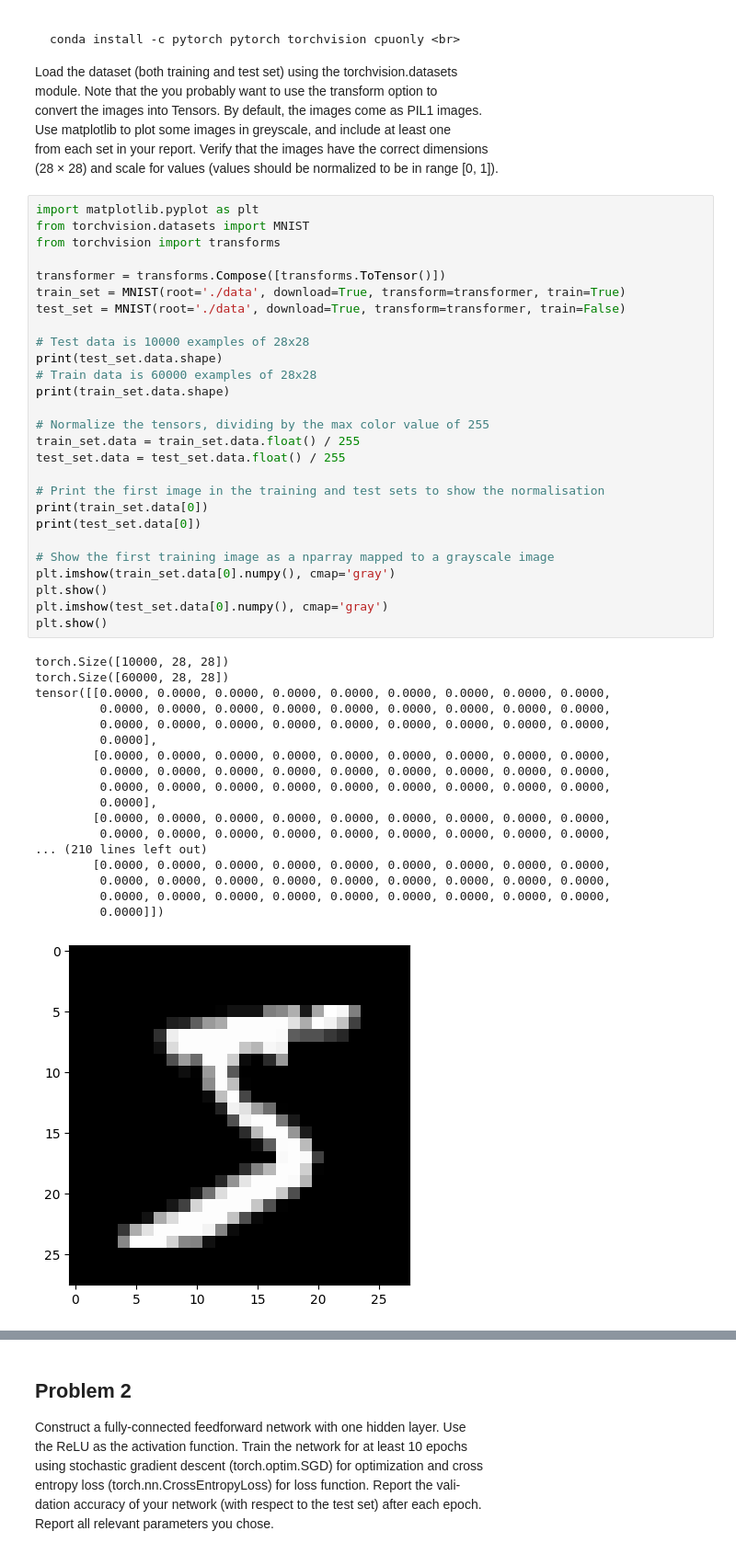
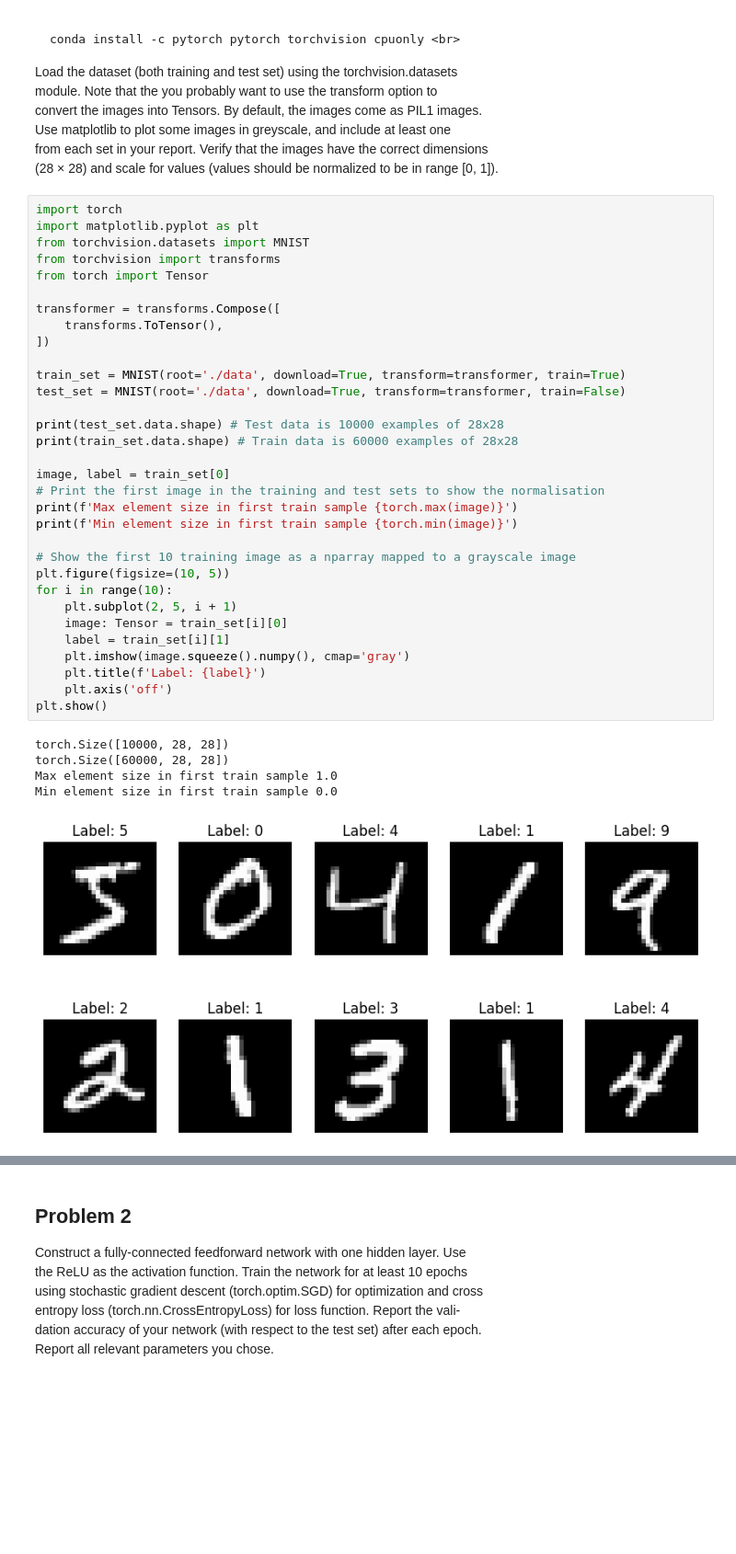
Before and after one commit to willayy/Data-Science-and-AI-DIT407, a Jupyter notebook: Lab 6/lab6.ipynb, the cells around one changed output, grey strips where cells are left out. Shown at 92% size. Saved outputs shown, nothing was run; the diff lists cells and outputs as text; blank space fills up the shorter version.

```diff
--- a/Lab 6/lab6.ipynb
+++ b/Lab 6/lab6.ipynb
@@ -18,48 +18,40 @@ Use matplotlib to plot some images in greyscale, and include at least one <br>
 from each set in your report. Verify that the images have the correct dimensions <br>
 (28 × 28) and scale for values (values should be normalized to be in range [0, 1]).
 # %%
+import torch
 import matplotlib.pyplot as plt
 from torchvision.datasets import MNIST
 from torchvision import transforms
+from torch import Tensor
 
-transformer = transforms.Compose([transforms.ToTensor()])
+transformer = transforms.Compose([
+    transforms.ToTensor(),
+])
+
 train_set = MNIST(root='./data', download=True, transform=transformer, train=True)
 test_set = MNIST(root='./data', download=True, transform=transformer, train=False)
 
-# Test data is 10000 examples of 28x28
-print(test_set.data.shape)
-# Train data is 60000 examples of 28x28
-print(train_set.data.shape)
+print(test_set.data.shape) # Test data is 10000 examples of 28x28
+print(train_set.data.shape) # Train data is 60000 examples of 28x28
 
-# Normalize the tensors, dividing by the max color value of 255
-train_set.data = train_set.data.float() / 255
-test_set.data = test_set.data.float() / 255
+image, label = train_set[0]
+# Print the first image in the training and test sets to show the normalisation
+print(f'Max element size in first train sample {torch.max(image)}')
+print(f'Min element size in first train sample {torch.min(image)}')
 
-# Print the first image in the training and test sets to show the normalisation
-print(train_set.data[0])
-print(test_set.data[0])
-
-# Show the first training image as a nparray mapped to a grayscale image
-plt.imshow(train_set.data[0].numpy(), cmap='gray')
+# Show the first 10 training image as a nparray mapped to a grayscale image
+plt.figure(figsize=(10, 5))
+for i in range(10):
+    plt.subplot(2, 5, i + 1)
+    image: Tensor = train_set[i][0]
+    label = train_set[i][1]
+    plt.imshow(image.squeeze().numpy(), cmap='gray')
+    plt.title(f'Label: {label}')
+    plt.axis('off')
 plt.show()
-plt.imshow(test_set.data[0].numpy(), cmap='gray')
-plt.show()
 # %% [output]
 torch.Size([10000, 28, 28])
 torch.Size([60000, 28, 28])
-tensor([[0.0000, 0.0000, 0.0000, 0.0000, 0.0000, 0.0000, 0.0000, 0.0000, 0.0000,
-         0.0000, 0.0000, 0.0000, 0.0000, 0.0000, 0.0000, 0.0000, 0.0000, 0.0000,
-         0.0000, 0.0000, 0.0000, 0.0000, 0.0000, 0.0000, 0.0000, 0.0000, 0.0000,
-         0.0000],
-        [0.0000, 0.0000, 0.0000, 0.0000, 0.0000, 0.0000, 0.0000, 0.0000, 0.0000,
-         0.0000, 0.0000, 0.0000, 0.0000, 0.0000, 0.0000, 0.0000, 0.0000, 0.0000,
-         0.0000, 0.0000, 0.0000, 0.0000, 0.0000, 0.0000, 0.0000, 0.0000, 0.0000,
-         0.0000],
-        [0.0000, 0.0000, 0.0000, 0.0000, 0.0000, 0.0000, 0.0000, 0.0000, 0.0000,
-         0.0000, 0.0000, 0.0000, 0.0000, 0.0000, 0.0000, 0.0000, 0.0000, 0.0000,
-... (210 lines left out)
-        [0.0000, 0.0000, 0.0000, 0.0000, 0.0000, 0.0000, 0.0000, 0.0000, 0.0000,
-         0.0000, 0.0000, 0.0000, 0.0000, 0.0000, 0.0000, 0.0000, 0.0000, 0.0000,
-         0.0000, 0.0000, 0.0000, 0.0000, 0.0000, 0.0000, 0.0000, 0.0000, 0.0000,
-         0.0000]])
+Max element size in first train sample 1.0
+Min element size in first train sample 0.0
-[figure, old version]
+[figure, new version]
```
Also changed, not shown: parts of 3 cells of this notebook, 8 other files.
